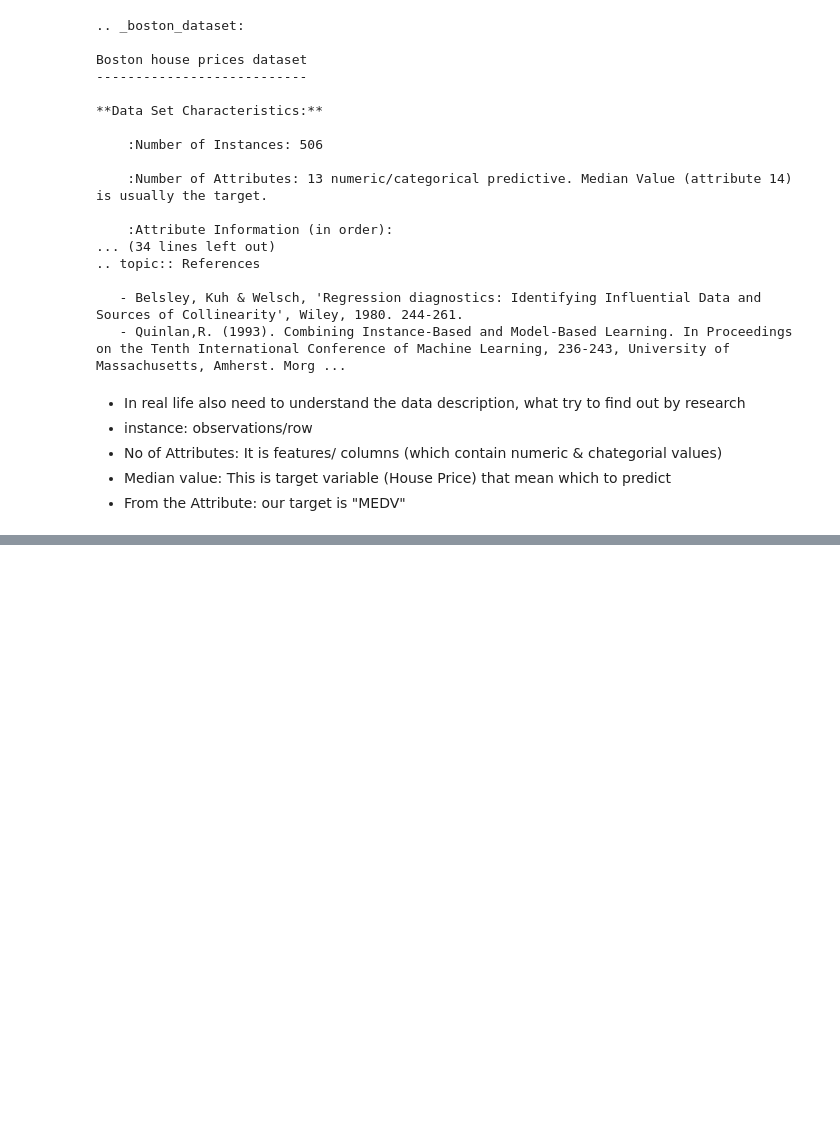
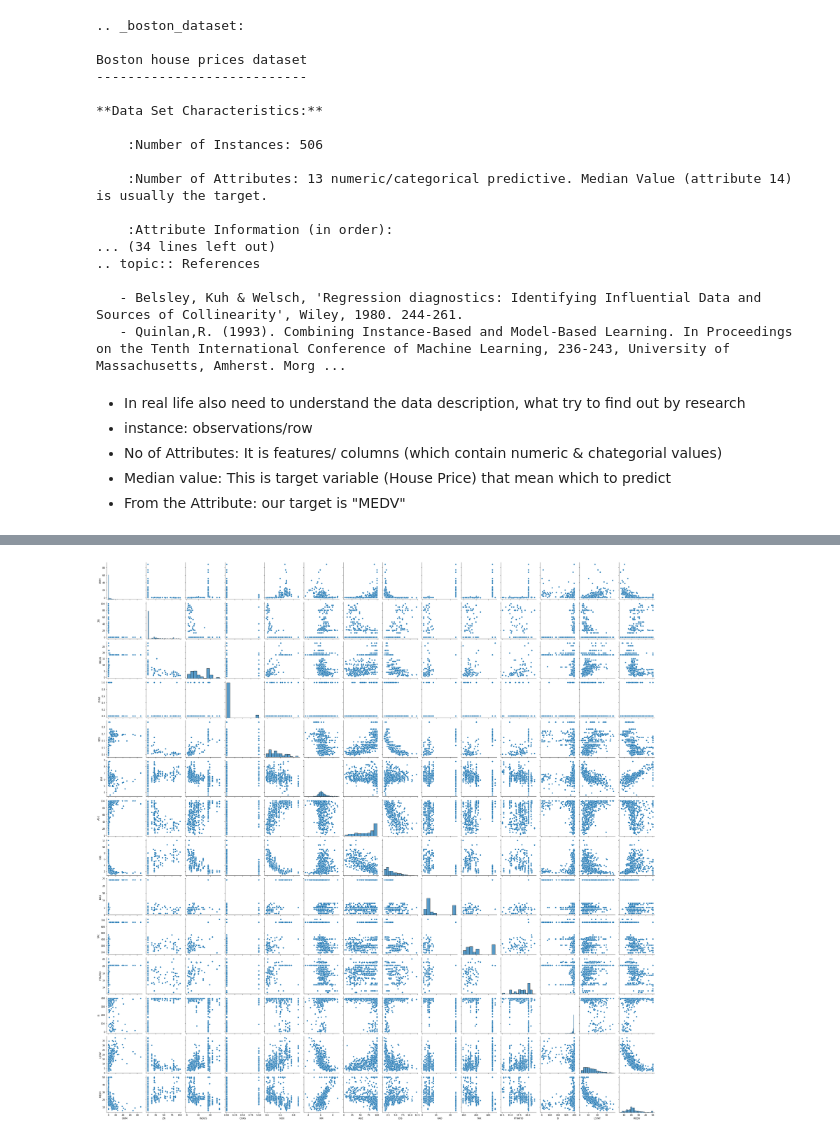
Before and after one commit to Maruf2309/MachineLearning, a Jupyter notebook: 23_1005_Regression_boston_houseprice.ipynb, the cells around one changed output, grey strips where cells are left out. Saved outputs shown, nothing was run; the diff lists cells and outputs as text; code cells hidden in the pictures; blank space fills up the shorter version.

```diff
--- a/23_1005_Regression_boston_houseprice.ipynb
+++ b/23_1005_Regression_boston_houseprice.ipynb
@@ -49,0 +153,7 @@ Boston house prices dataset
+# %%
+# Make Generalized Types
+df = pd.DataFrame(data.data)
+df.columns = data.feature_names
+df['MEDV'] = data.target  # added target in df
+df = df.astype(dtype=np.float32)
+df.head()
@@ -49,0 +223,6 @@ Boston house prices dataset
+# %%
+# Check Relation
+sns.pairplot(data=df)
+plt.show()
+# %% [output]
+[figure, added]
```
Also changed, not shown: parts of 26 cells of this notebook.
